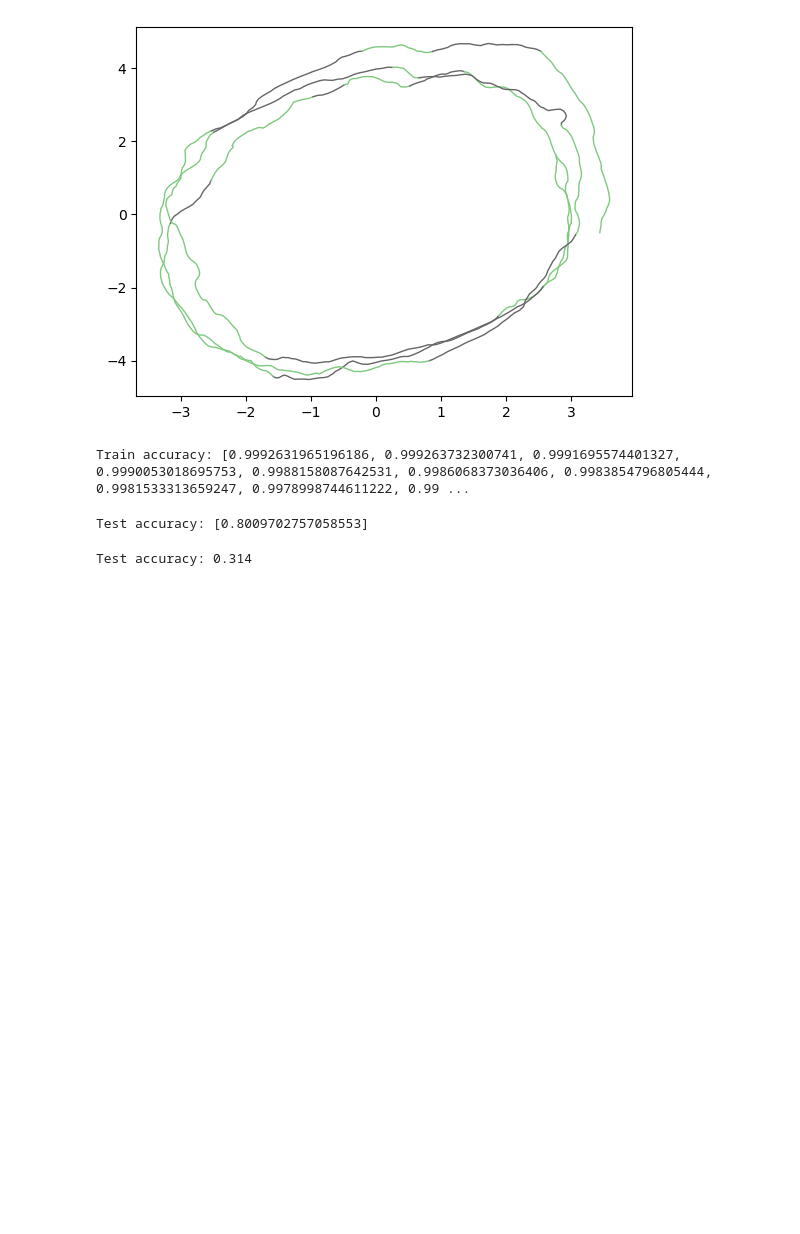
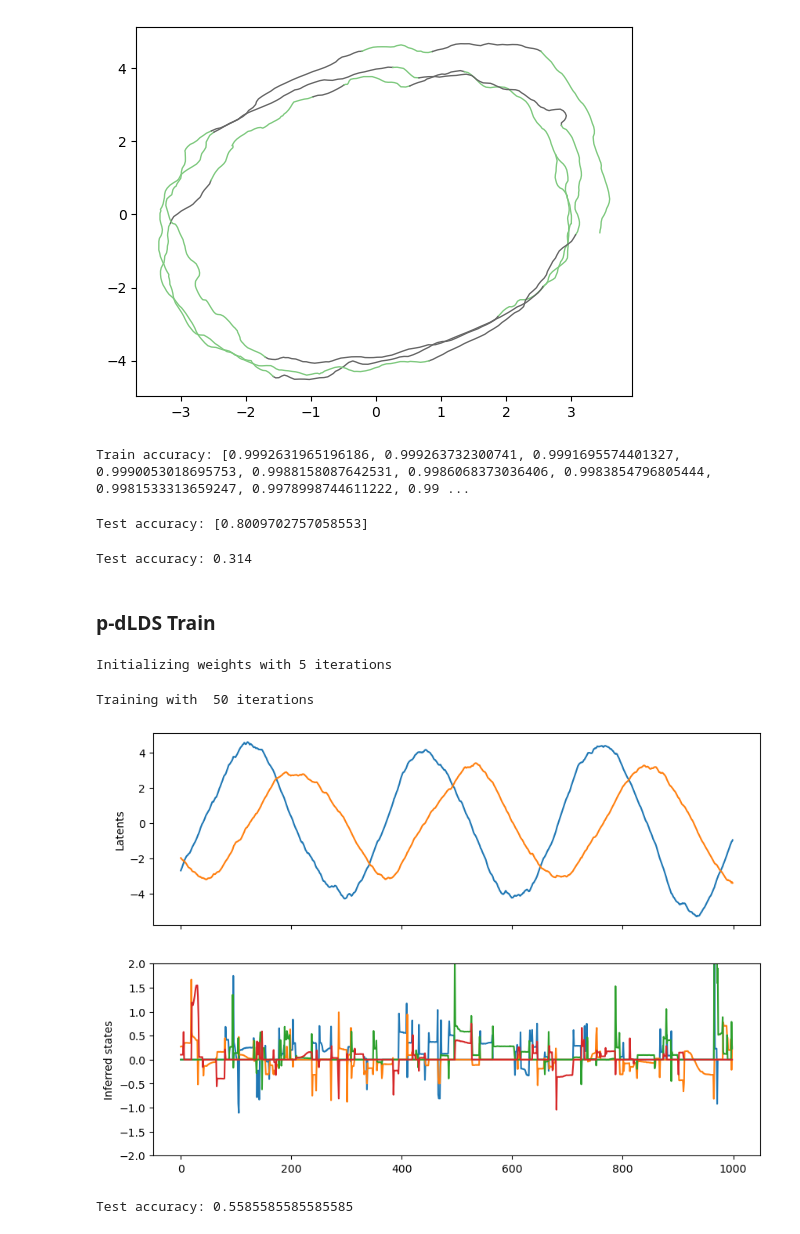
Before and after one commit to yiliuw/GDM, a Jupyter notebook: code/NASCAR/single-demo/softsticky.ipynb, the cells around one changed output. Cells and saved outputs as stored; diff of their text form; code cells hidden in the pictures; blank space fills up the shorter version.

```diff
--- a/code/NASCAR/softsticky.ipynb
+++ b/code/NASCAR/single-demo/softsticky.ipynb
@@ -328,3 +329,52 @@ acc = knn.score(Z_test, Y_test)
 print("Test accuracy:", acc)
 # %% [output]
 Test accuracy: 0.314
+# %% [markdown]
+### p-dLDS Train
+# %%
+from pdLDS import pdLDS
+## Specify DOs
+emissions_dim, latent_dim, n_dynamic_operators = 10, 2, 4
+pdlds = pdLDS(emissions_dim, latent_dim, n_dynamic_operators)
+# %%
+S = 200 # offset window size
+pdlds.fit(np.expand_dims(ys_train, 0), S,
+          smooth_c=True,
+          emissions_lr = 1e-3,
+          dynamics_lr = 1e-3,
+          train_iters=50,
+          weight_decay=1,
+          init_iters=5,
+          init_smoothness=10,
+          xi=100)
+# %% [output]
+Initializing weights with 5 iterations
+Training with  50 iterations
+# %%
+fig, axs = plt.subplots(2,1,figsize=(10,7), sharex=True)
+
+## Latent dynamics
+axs[0].plot(pdlds.offsets[0] + pdlds.latent[0])
+axs[0].set_ylabel("Latents")
+## States
+axs[1].plot(pdlds.coefs[0])
+axs[1].set_ylim(-2,2)
+axs[1].set_ylabel("Inferred states")
+plt.show()
+# %% [output]
+[figure, added]
+# %%
+### State quality
+from sklearn.model_selection import cross_val_score
+from sklearn.neighbors import KNeighborsClassifier
+Z_train = pdlds.coefs[0].numpy()
+Y_train = np.array(zs_train.argmax(axis=1))[1:]
+Z_test = pdlds.coefs[0].numpy()
+Y_test = np.array(zs_test.argmax(axis=1))[1:]
+# Train KNN classifier
+knn = KNeighborsClassifier(n_neighbors=10, metric='euclidean')
+knn.fit(Z_train, Y_train)
+acc = knn.score(Z_test, Y_test)
+print("Test accuracy:", acc)
+# %% [output]
+Test accuracy: 0.5585585585585585
```
Also changed, not shown: parts of 13 cells of this notebook, 11 other files.
